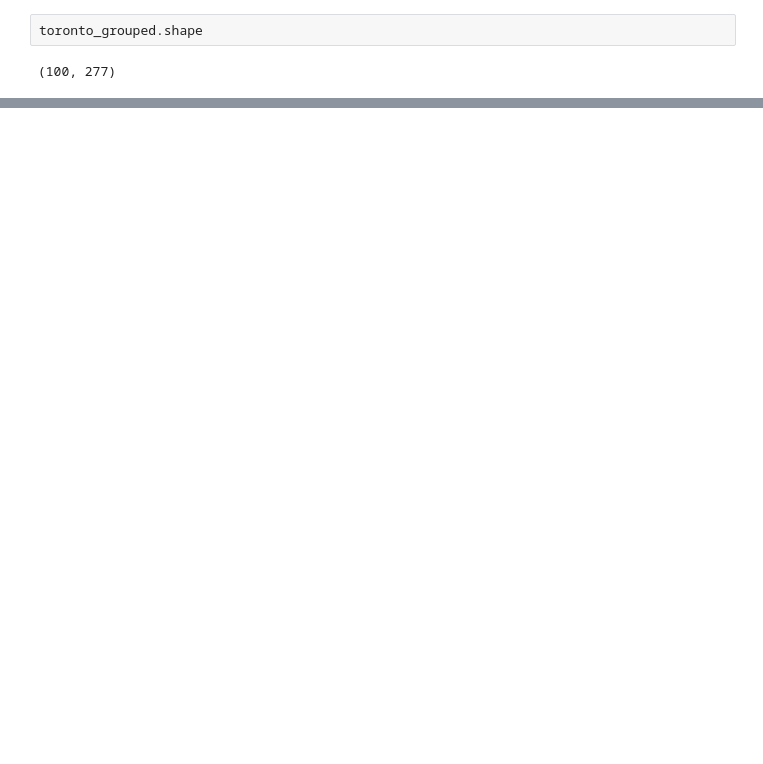
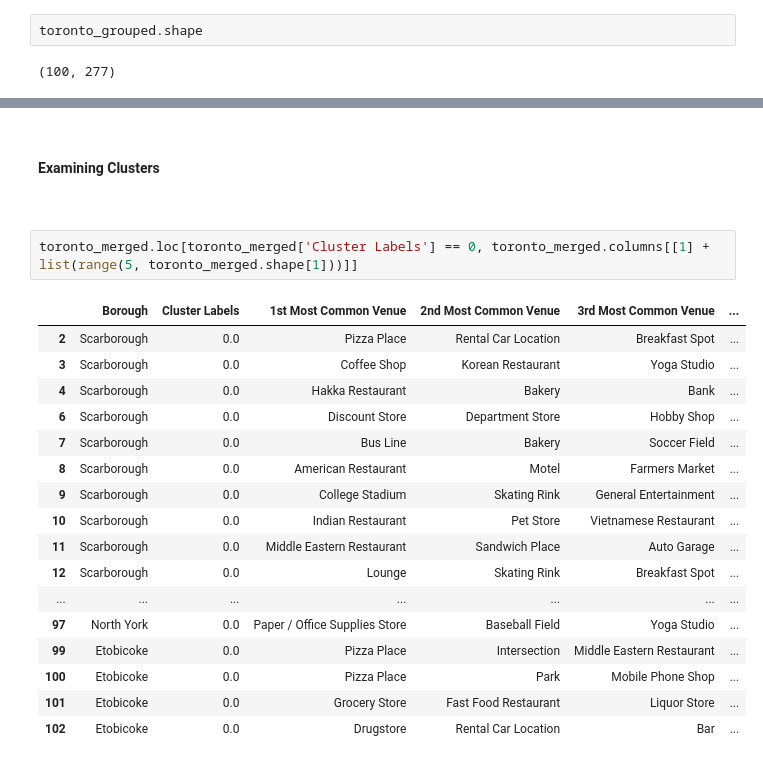
Before and after one commit to liubakk/Coursera_Capstone, a Jupyter notebook: Toronto.ipynb, the cells around one changed output, grey strips where cells are left out. Saved outputs shown, nothing was run; the diff lists cells and outputs as text; blank space fills up the shorter version.

```diff
--- a/Toronto.ipynb
+++ b/Toronto.ipynb
@@ -412,3 +455,27 @@ for lat, lon, poi, cluster in zip(toronto_merged['Latitude'], toronto_merged['Lo
 map_clusters
 # %% [output]
 [interactive output not drawn]
+# %% [markdown]
+<p>&nbsp;</p>
+<p><strong>Examining Clusters</strong></p>
+<p>&nbsp;</p>
+# %%
+toronto_merged.loc[toronto_merged['Cluster Labels'] == 0, toronto_merged.columns[[1] + list(range(5, toronto_merged.shape[1]))]]
+# %% [output]
+|  | Borough | Cluster Labels | 1st Most Common Venue | 2nd Most Common Venue | 3rd Most Common Venue | ... |
+| 2 | Scarborough | 0.0 | Pizza Place | Rental Car Location | Breakfast Spot | ... |
+| 3 | Scarborough | 0.0 | Coffee Shop | Korean Restaurant | Yoga Studio | ... |
+| 4 | Scarborough | 0.0 | Hakka Restaurant | Bakery | Bank | ... |
+| 6 | Scarborough | 0.0 | Discount Store | Department Store | Hobby Shop | ... |
+| 7 | Scarborough | 0.0 | Bus Line | Bakery | Soccer Field | ... |
+| 8 | Scarborough | 0.0 | American Restaurant | Motel | Farmers Market | ... |
+| 9 | Scarborough | 0.0 | College Stadium | Skating Rink | General Entertainment | ... |
+| 10 | Scarborough | 0.0 | Indian Restaurant | Pet Store | Vietnamese Restaurant | ... |
+| 11 | Scarborough | 0.0 | Middle Eastern Restaurant | Sandwich Place | Auto Garage | ... |
+| 12 | Scarborough | 0.0 | Lounge | Skating Rink | Breakfast Spot | ... |
+| ... | ... | ... | ... | ... | ... | ... |
+| 97 | North York | 0.0 | Paper / Office Supplies Store | Baseball Field | Yoga Studio | ... |
+| 99 | Etobicoke | 0.0 | Pizza Place | Intersection | Middle Eastern Restaurant | ... |
+| 100 | Etobicoke | 0.0 | Pizza Place | Park | Mobile Phone Shop | ... |
+| 101 | Etobicoke | 0.0 | Grocery Store | Fast Food Restaurant | Liquor Store | ... |
+| 102 | Etobicoke | 0.0 | Drugstore | Rental Car Location | Bar | ... |
```
Also changed, not shown: parts of 24 cells of this notebook.
